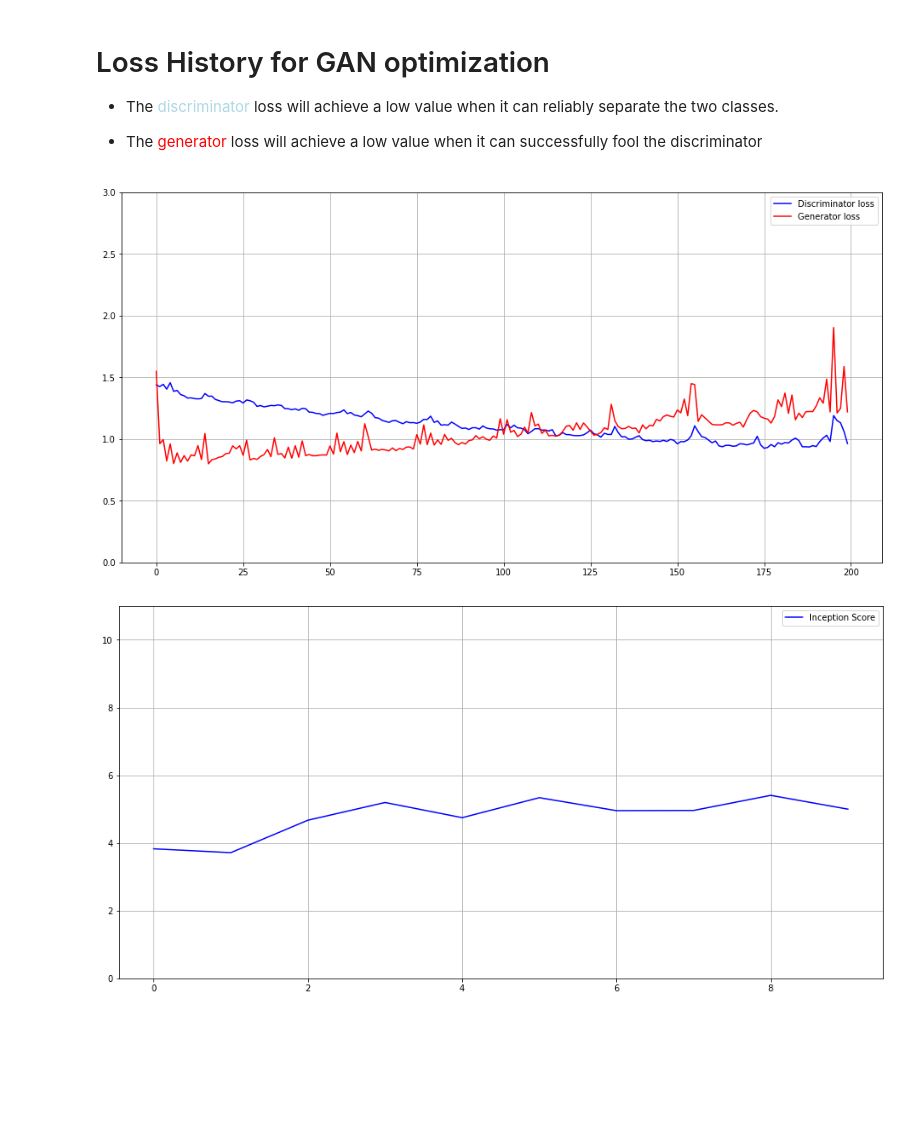
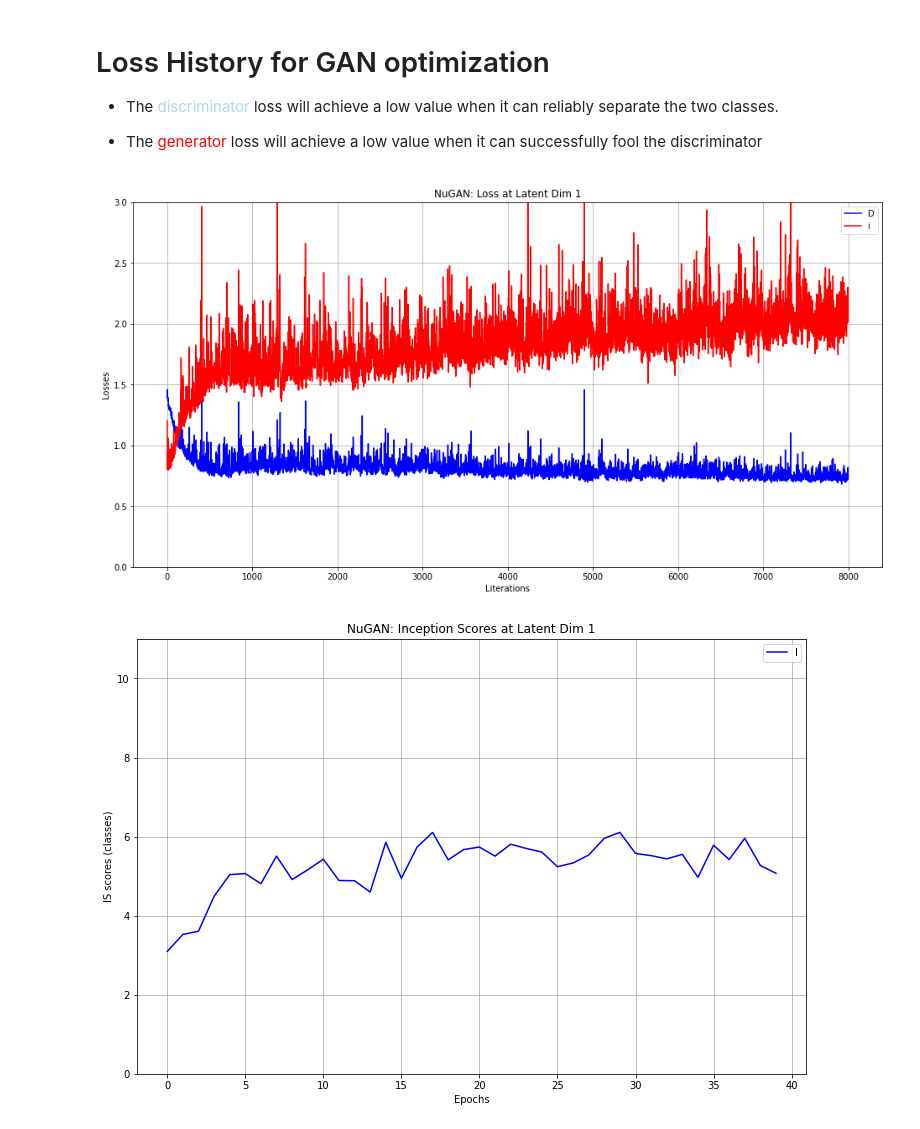
Before and after one commit to Olivia-Feldman/NUGAN-DISTGAN, a Jupyter notebook: NuGAN.ipynb, the cells around one changed output. Saved outputs shown, nothing was run; the diff lists cells and outputs as text; code cells hidden in the pictures; blank space fills up the shorter version.

```diff
--- a/NuGAN.ipynb
+++ b/NuGAN.ipynb
@@ -372,11 +353,15 @@ def get_eigenvectors(model, loss, dataloader):
 
     A = linalg.LinearOperator((num_params,num_params), matvec=lambda v: hv.calculate(torch.tensor(v).float()))
 
-    print("\tGot eigenvectors", A.shape)
+    #print("\tGot eigenvectors", A.shape)
     # Gets 'k' with the Largest (algebraic) eigenvalues
-    vals, vecs = linalg.eigsh(A, k=2, mode='LA')
+    k = 10
+    vals, vecs = linalg.eigsh(A, k=k, mode='LA')
 
-    print("\tEigenvalues are {:.2f} and {:.2f}".format(vals[0],vals[1]))
+    for val in vals:
+        print("\t", val)
+
+    #print("\tEigenvalues are {:.2f} and {:.2f}".format(vals[0],vals[1]))
 # %% [markdown]
 # Calculates the Eigenvalues of the Discriminator
 
@@ -683,7 +668,8 @@ class GAN():
                 # 3. Do back propagation to compute gradients
                 D_loss = D_real_loss + D_fake_loss
 
-                if (iter == 0) and (((epoch + 1) % 10) == 0):
+                if (((iter + 1) % 50) == 0):
+                    print("Discriminator Eigen Values")
                     get_eigenvectors(self.D, D_loss, self.data_loader)
 
                 D_loss.backward()
@@ -705,7 +691,9 @@ class GAN():
                 G_ = self.G(z_)
                 D_fake_ = self.D(G_)
                 G_loss = self.BCE_loss(D_fake_, self.y_real_)
-                if (iter == 0) and (((epoch + 1) % 10) == 0):
+
+                if (((iter + 1) % 50) == 0):
+                    print("Generator Eigen Values")
                     get_eigenvectors(self.G, G_loss, self.data_loader)
                 # 3. Do back propagation to compute gradients
                 G_loss.backward()
@@ -729,15 +717,17 @@ class GAN():
             if ((epoch + 1) % 1) == 0:
                 with torch.no_grad():
                     visualize_results(self)
-                    is_avg, _ = inception_score(self)
-                    self.train_hist['IS_score'].append(is_avg)
                 #visualize_gan_optim_loss(self)
 
+            with torch.no_grad():
+                is_avg, _ = inception_score(self)
+                self.train_hist['IS_score'].append(is_avg)
+
         print("Training finished!")
 # %% [markdown]
 # Training the GAN
 # %%
-params = {'beta1': 0.5, 'beta2': 0.999,'lr_g':0.0002,'lr_d':0.0002,'max_epochs':10}
+params = {'beta1': 0.5, 'beta2': 0.999,'lr_g':0.0002,'lr_d':0.0002,'max_epochs':40}
 params['z_dim'] = 1
 params['base_size'] = 64
 
@@ -787,17 +824,23 @@ s=plt.plot(gan.train_hist['D_loss'],c='b')
 s=plt.plot(gan.train_hist['G_loss'],c='r')
 s = plt.ylim((0,3))
 s = plt.grid()
-s=plt.legend(('Discriminator loss','Generator loss'))
+s=plt.legend(('Discriminator loss'))
+s=plt.title("NuGAN: Loss at Latent Dim " + str(gan.z_dim))
+s=plt.ylabel("Losses")
+s=plt.xlabel("Literations")
 # %% [output]
-[figure, old version]
+[figure, new version]
 # %%
-plt.figure(figsize=(16,8))
+plt.figure(figsize=(12,8))
 s=plt.plot(gan.train_hist['IS_score'],c='b')
 s = plt.ylim((0,11))
 s = plt.grid()
-s=plt.legend(('Inception Score','Generator loss'))
+s=plt.legend(('Inception Score'))
+s=plt.title("NuGAN: Inception Scores at Latent Dim " + str(gan.z_dim))
+s=plt.ylabel("IS scores (classes)")
+s=plt.xlabel("Epochs")
 # %% [output]
-[figure, old version]
+[figure, new version]
 # %%
 eps=1E-16
 # conditional probabilities for high quality images
```
Also changed, not shown: parts of 4 cells of this notebook.
